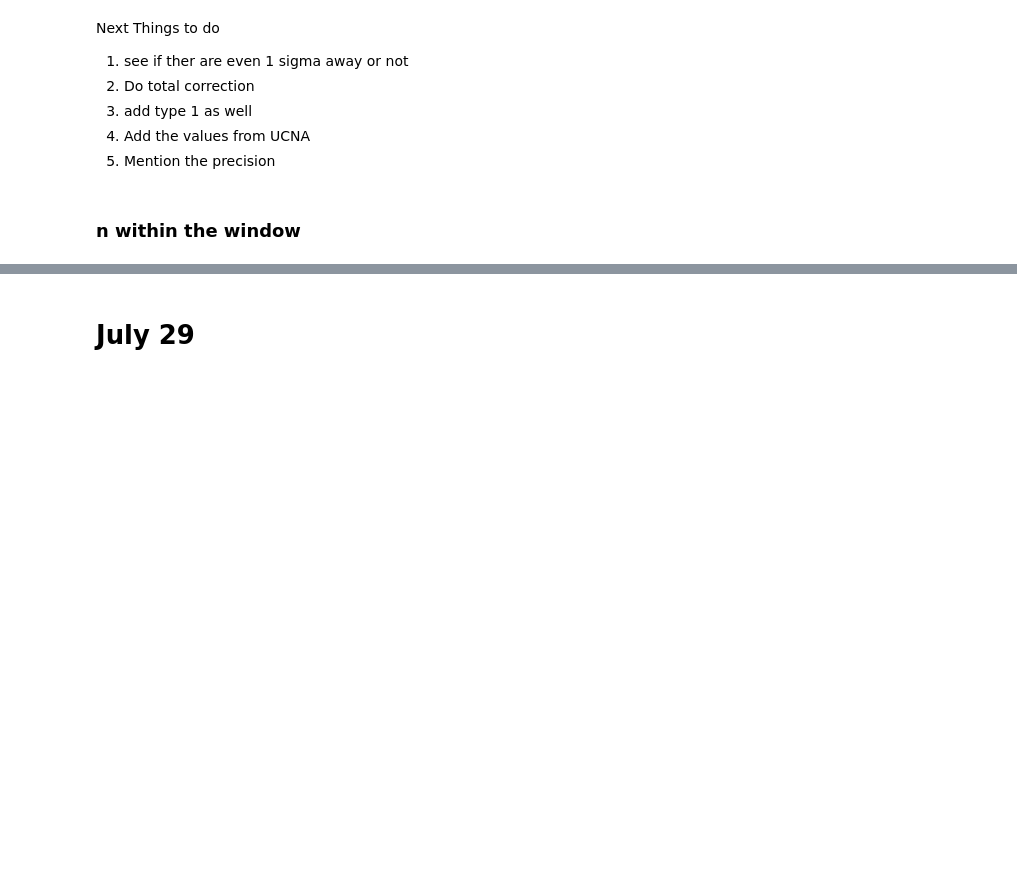
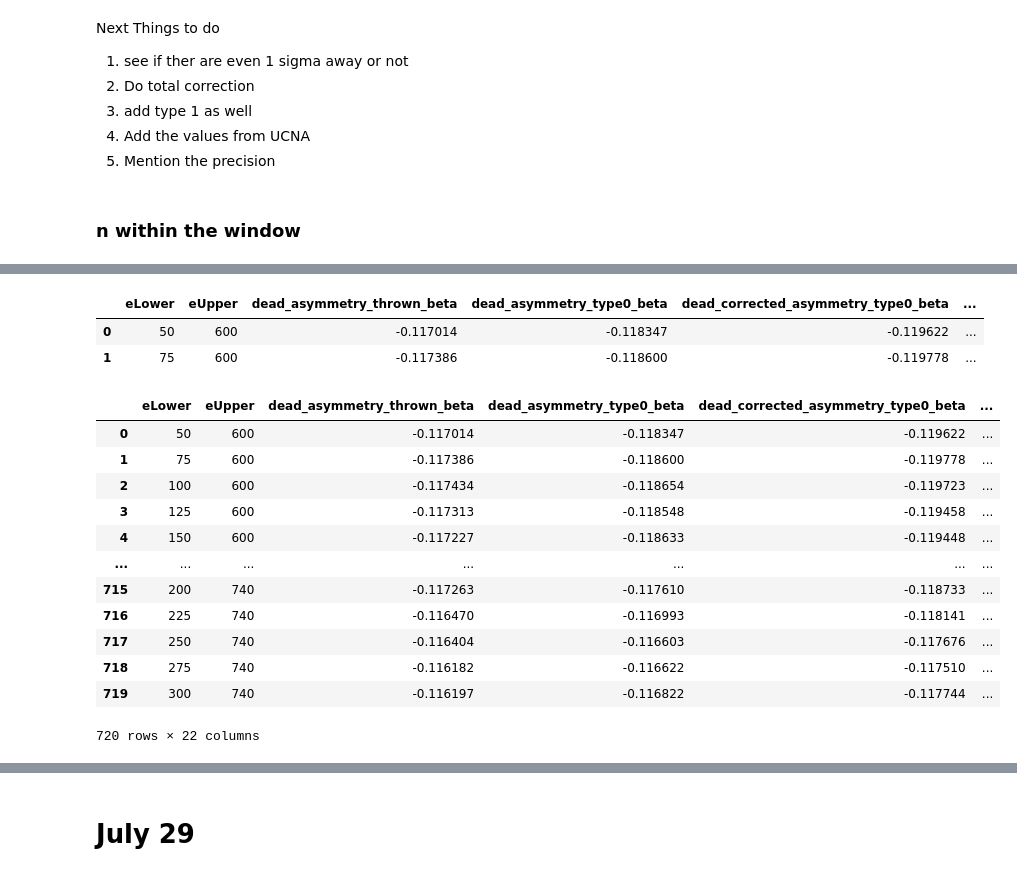
Before and after one commit to Rashika-Gupta/deadlayer-comparison-with-deadlayer, a Jupyter notebook: notebook/ucnaPlusWithAndWithoutDead.ipynb, the cells around one changed output, grey strips where cells are left out. Cells and saved outputs as stored; diff of their text form; code cells hidden in the pictures; blank space fills up the shorter version.

```diff
--- a/notebook/ucnaPlusWithAndWithoutDead.ipynb
+++ b/notebook/ucnaPlusWithAndWithoutDead.ipynb
@@ -694,7 +1080,11 @@ df_n.shape
 # %%
 # Merging the DataFrames on the common columns
-merged_df = pd.merge(df, df_n, on=['eLower', 'eUpper'])
+merged_df = pd.merge(fit_values_df, df_n, on=['eLower', 'eUpper', 'threshold', 'thickness'])
 
 merged_df.head(2)
+# %% [output]
+|  | eLower | eUpper | dead_asymmetry_thrown_beta | dead_asymmetry_type0_beta | dead_corrected_asymmetry_type0_beta | ... |
+| 0 | 50 | 600 | -0.117014 | -0.118347 | -0.119622 | ... |
+| 1 | 75 | 600 | -0.117386 | -0.118600 | -0.119778 | ... |
 # %%
 merged_df.columns
@@ -704,7 +1091,7 @@ merged_df['withoutdead_weighted_corrected_asymmetry_type0'] = merged_df['without
-# %%
-merged_df['dead_err_weight'] = error_weight(merged_df['dead_KE;1'], merged_df['dead_EdepType0;1'])
-merged_df['withoutdead_err_weight'] = error_weight(merged_df['withoutdead_KE;1'], merged_df['withoutdead_EdepType0;1'])
+# %%
+merged_df['weighted_corrected_asymmetry_type0'] = merged_df['dead_corrected_asymmetry_type0_beta']*(merged_df['n_Type0']/merged_df['n_KE'])
+# %%
+merged_df['dead_err_weight'] = error_weight(merged_df['n_KE'], merged_df['n_Type0'])
 # %%
-merged_df['err_dead_weighted_corrected_asymmetry_type0'] = error_corrected_weighted_asymmetry(merged_df['dead_err_weight'],merged_df['err_dead_corrected_asymmetry_type0_beta'],merged_df['dead_KE;1'], merged_df['dead_EdepType0;1'],merged_df['dead_corrected_asymmetry_type0_beta'] )
-merged_df['err_withoutdead_weighted_corrected_asymmetry_type0'] = error_corrected_weighted_asymmetry(merged_df['withoutdead_err_weight'],merged_df['err_withoutdead_corrected_asymmetry_type0_beta'],merged_df['withoutdead_KE;1'], merged_df['withoutdead_EdepType0;1'],merged_df['withoutdead_corrected_asymmetry_type0_beta'])
+merged_df['err_dead_weighted_corrected_asymmetry_type0'] = error_corrected_weighted_asymmetry(merged_df['dead_err_weight'],merged_df['err_dead_corrected_asymmetry_type0_beta'],merged_df['n_KE'], merged_df['n_Type0'],merged_df['dead_corrected_asymmetry_type0_beta'] )
 # %%
@@ -712,2 +1099,16 @@ merged_df.to_csv('../data/ucnaPlus_dead_without_dead_threshold_10.csv')
 # %%
-merged_df.head()
+merged_df
+# %% [output]
+|  | eLower | eUpper | dead_asymmetry_thrown_beta | dead_asymmetry_type0_beta | dead_corrected_asymmetry_type0_beta | ... |
+| 0 | 50 | 600 | -0.117014 | -0.118347 | -0.119622 | ... |
+| 1 | 75 | 600 | -0.117386 | -0.118600 | -0.119778 | ... |
+| 2 | 100 | 600 | -0.117434 | -0.118654 | -0.119723 | ... |
+| 3 | 125 | 600 | -0.117313 | -0.118548 | -0.119458 | ... |
+| 4 | 150 | 600 | -0.117227 | -0.118633 | -0.119448 | ... |
+| ... | ... | ... | ... | ... | ... | ... |
+| 715 | 200 | 740 | -0.117263 | -0.117610 | -0.118733 | ... |
+| 716 | 225 | 740 | -0.116470 | -0.116993 | -0.118141 | ... |
+| 717 | 250 | 740 | -0.116404 | -0.116603 | -0.117676 | ... |
+| 718 | 275 | 740 | -0.116182 | -0.116622 | -0.117510 | ... |
+| 719 | 300 | 740 | -0.116197 | -0.116822 | -0.117744 | ... |
+720 rows × 22 columns
```
Also changed, not shown: parts of 94 cells of this notebook.
